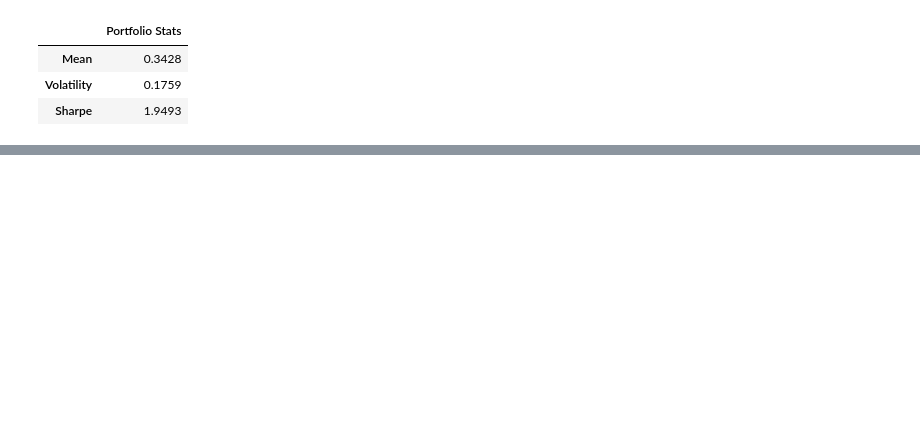
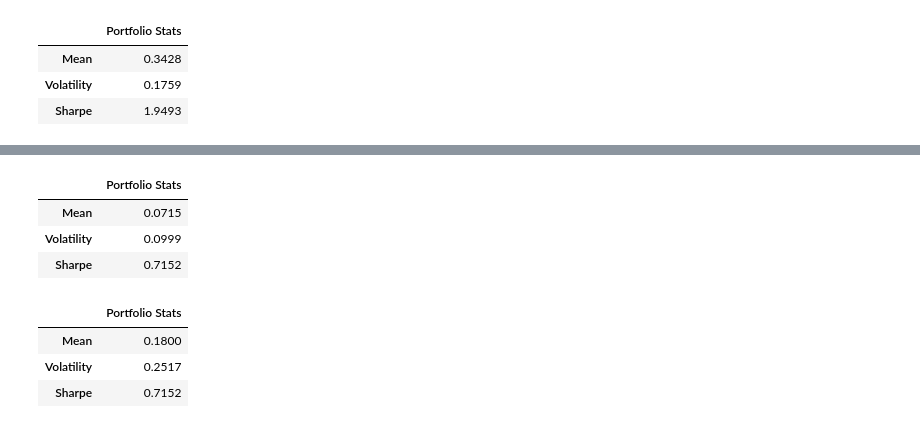
Before and after one commit to dcstein22/portfolio_theory, a Jupyter notebook: Homework_1.ipynb, the cells around one changed output, grey strips where cells are left out. Drawn from its saved outputs; the diff is of its cells as text; code cells hidden in the pictures; blank space fills up the shorter version.

```diff
--- a/Homework_1.ipynb
+++ b/Homework_1.ipynb
@@ -261,0 +299,18 @@ ValueError: matrices are not aligned
+# %%
+
+equal_weights = np.repeat(1/11,11)
+portfolio_stats(equal_weights,mu_tilde, Sigma,12)
+# %% [output]
+|  | Portfolio Stats |
+| Mean | 0.0715 |
+| Volatility | 0.0999 |
+| Sharpe | 0.7152 |
+# %%
+target_return = 0.015
+equal_weight_scaled = equal_weights *(target_return/(total_return.mean() @ equal_weights))
+portfolio_stats(equal_weight_scaled, mu_tilde, Sigma, 12)
+# %% [output]
+|  | Portfolio Stats |
+| Mean | 0.1800 |
+| Volatility | 0.2517 |
+| Sharpe | 0.7152 |
```
Also changed, not shown: parts of 16 cells of this notebook.
